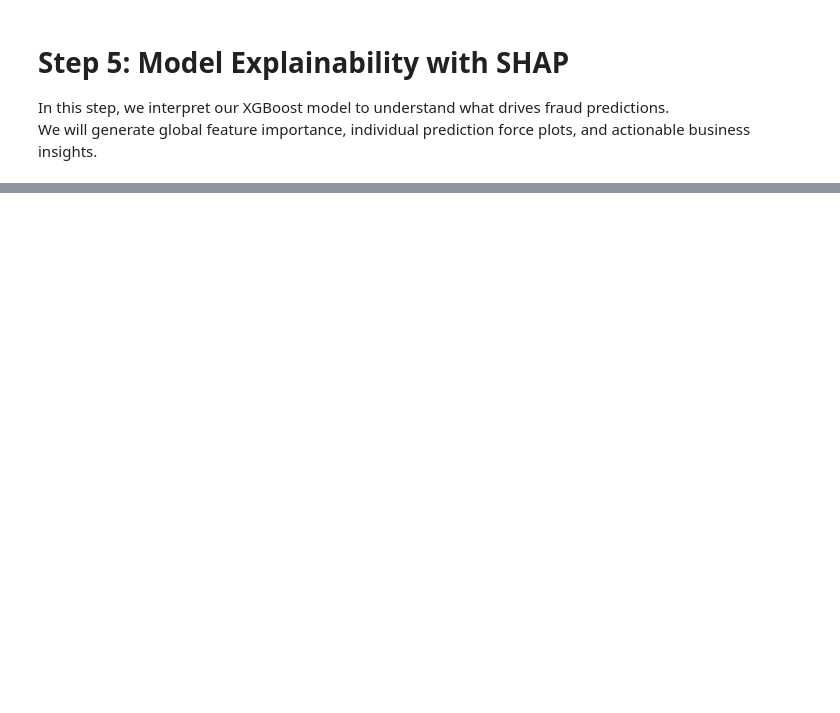
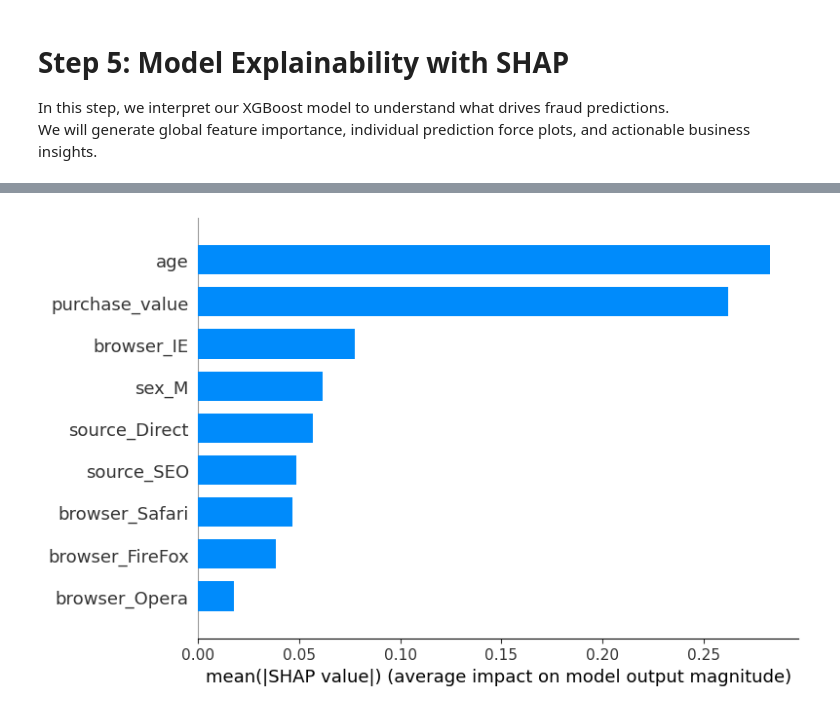
Before and after one commit to Ebenezer777/Fraud-Detection, a Jupyter notebook: notebooks/shap-explainability.ipynb, the cells around one changed output, grey strips where cells are left out. Cells and saved outputs as stored; diff of their text form; code cells hidden in the pictures; blank space fills up the shorter version.

```diff
--- a/notebooks/shap-explainability.ipynb
+++ b/notebooks/shap-explainability.ipynb
@@ -54,0 +69,9 @@ xgb_model.fit(X_train_res, y_train_res)
+# %%
+# Initialize SHAP TreeExplainer
+explainer = shap.TreeExplainer(xgb_model)
+shap_values = explainer.shap_values(X_test)
+
+# Global feature importance (summary plot)
+shap.summary_plot(shap_values, X_test, plot_type="bar", max_display=10)
+# %% [output]
+[figure, added]
```
Also changed, not shown: parts of 7 cells of this notebook, 7 other files.
